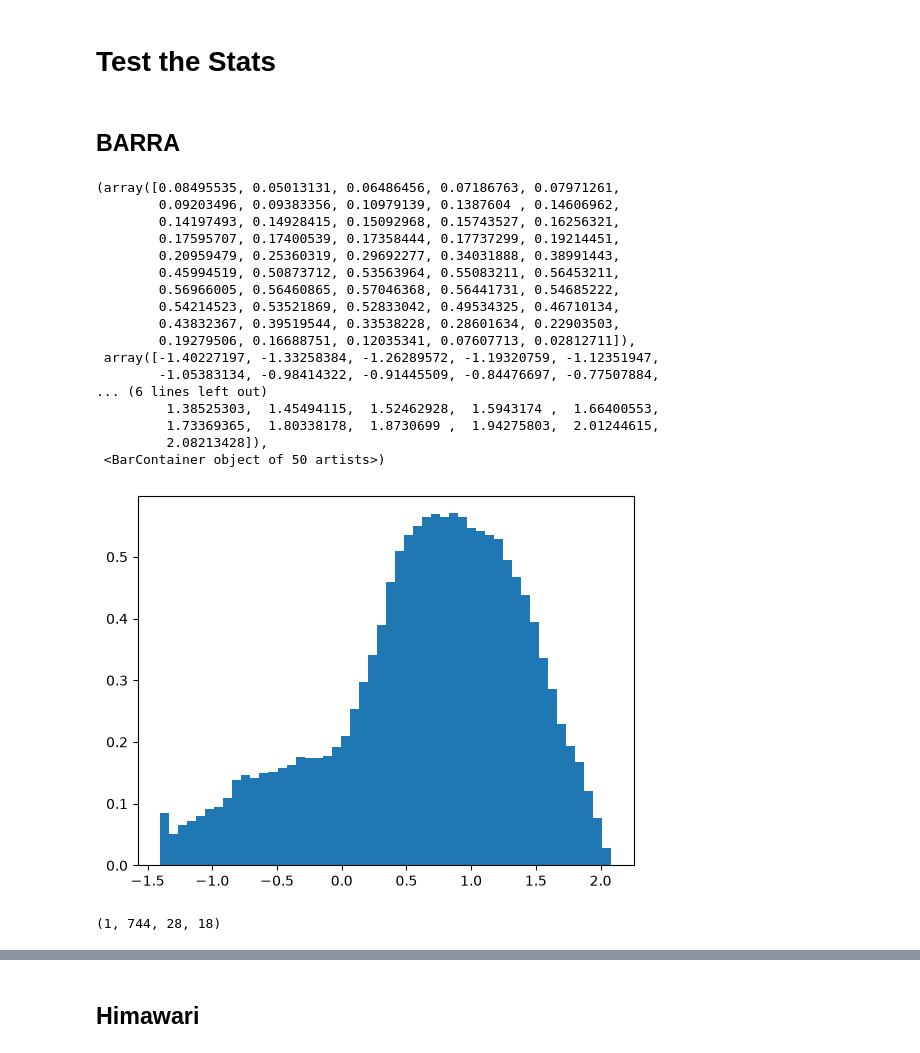
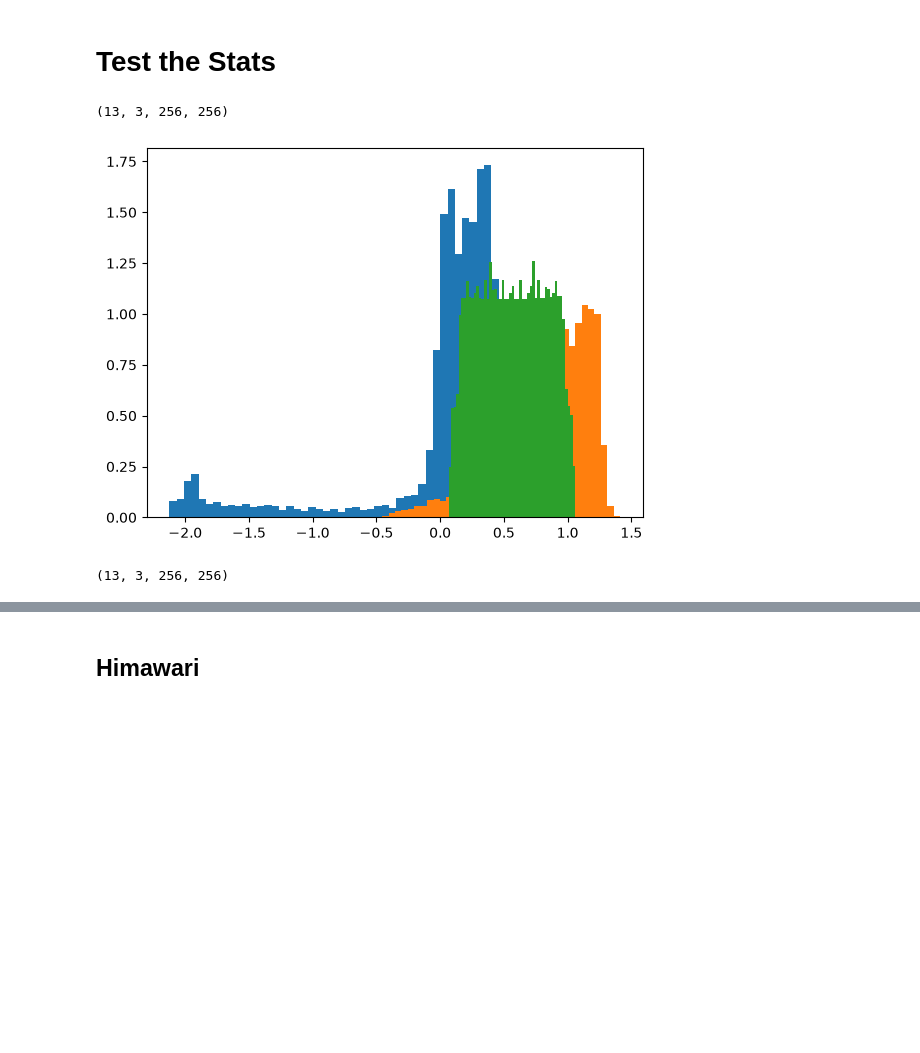
Before and after one commit to cdoedens/CPDiT, a Jupyter notebook: notebooks/PET_normalise.ipynb, the cells around one changed output, grey strips where cells are left out. Cells and saved outputs as stored; diff of their text form; code cells hidden in the pictures; blank space fills up the shorter version.

```diff
--- a/notebooks/PET_normalise.ipynb
+++ b/notebooks/PET_normalise.ipynb
@@ -133,31 +192,15 @@ sat_pipe_normed = petpipe.Pipeline(
-# %% [markdown]
-## BARRA
-# %%
-bar_normed_sample = bar_pipe_normed["2020-01"]
-
-flat_bar = (bar_normed_sample).ravel()
-plt.hist(flat_bar, bins=50, density=True)
-# %% [output]
-(array([0.08495535, 0.05013131, 0.06486456, 0.07186763, 0.07971261,
-        0.09203496, 0.09383356, 0.10979139, 0.1387604 , 0.14606962,
-        0.14197493, 0.14928415, 0.15092968, 0.15743527, 0.16256321,
-        0.17595707, 0.17400539, 0.17358444, 0.17737299, 0.19214451,
-        0.20959479, 0.25360319, 0.29692277, 0.34031888, 0.38991443,
-        0.45994519, 0.50873712, 0.53563964, 0.55083211, 0.56453211,
-        0.56966005, 0.56460865, 0.57046368, 0.56441731, 0.54685222,
-        0.54214523, 0.53521869, 0.52833042, 0.49534325, 0.46710134,
-        0.43832367, 0.39519544, 0.33538228, 0.28601634, 0.22903503,
-        0.19279506, 0.16688751, 0.12035341, 0.07607713, 0.02812711]),
- array([-1.40227197, -1.33258384, -1.26289572, -1.19320759, -1.12351947,
-        -1.05383134, -0.98414322, -0.91445509, -0.84476697, -0.77507884,
-... (6 lines left out)
-         1.38525303,  1.45494115,  1.52462928,  1.5943174 ,  1.66400553,
-         1.73369365,  1.80338178,  1.8730699 ,  1.94275803,  2.01244615,
-         2.08213428]),
- <BarContainer object of 50 artists>)
-[figure, removed]
-# %%
-bar_normed_sample.shape
-# %% [output]
-(1, 744, 28, 18)
+# %%
+arr.shape
+# %% [output]
+(13, 3, 256, 256)
+# %%
+for c in range(arr.shape[1]):
+    data = arr[:,c,:,:].ravel()
+    plt.hist(data, bins=50, density=True)
+# %% [output]
+[figure, added]
+# %%
+arr.shape
+# %% [output]
+(13, 3, 256, 256)
 # %%
```
Also changed, not shown: parts of 16 cells of this notebook.
